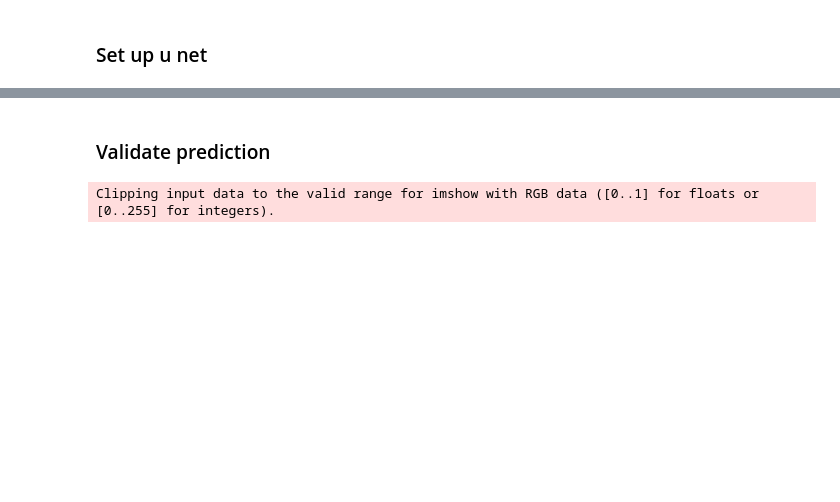
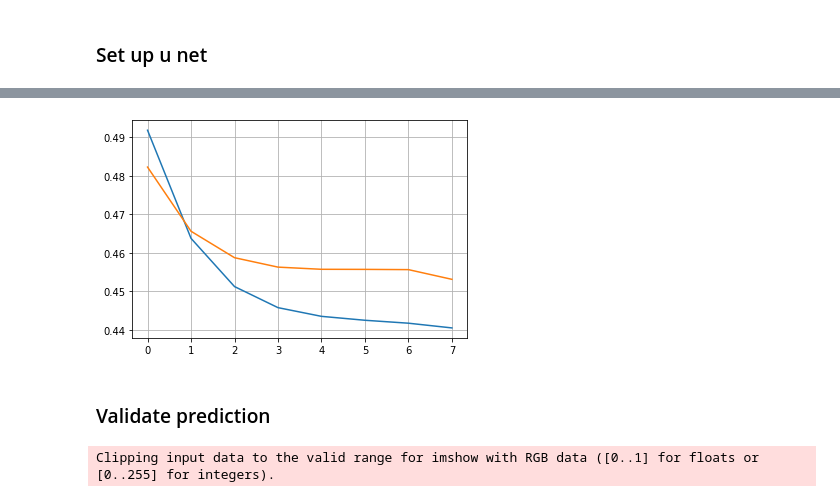
Before and after one commit to stianteien/M_DV_V2022, a Jupyter notebook: unet_detection/sharpunet.ipynb, the cells around one changed output, grey strips where cells are left out. Drawn from its saved outputs; the diff is of its cells as text; code cells hidden in the pictures; blank space fills up the shorter version.

```diff
--- a/unet_detection/sharpunet.ipynb
+++ b/unet_detection/sharpunet.ipynb
@@ -244,5 +283,0 @@ model.compile(optimizer=Adam(learning_rate=0.01),
-# %%
-h = model.fit(X_train, y_train,
-           validation_data=(X_val,y_val),
-           batch_size=20,
-           epochs=250)
@@ -268,7 +311,9 @@ KeyboardInterrupt: ignored
 # %%
-plt.plot(h.history['loss'][30:])
-plt.plot(h.history['val_loss'][30:])
+plt.plot(h.history['loss'][2:])
+plt.plot(h.history['val_loss'][2:])
 plt.grid()
+# %% [output]
+[figure, added]
 # %% [markdown]
 ### Validate prediction
 # %%
```
Also changed, not shown: parts of 12 cells of this notebook.
